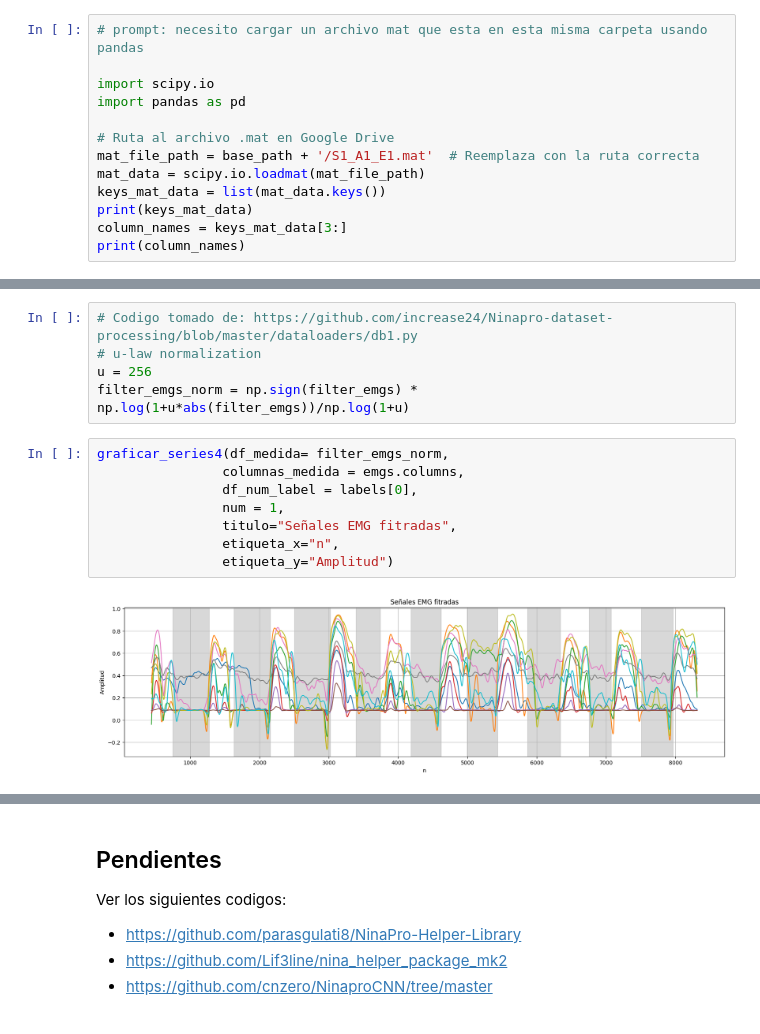
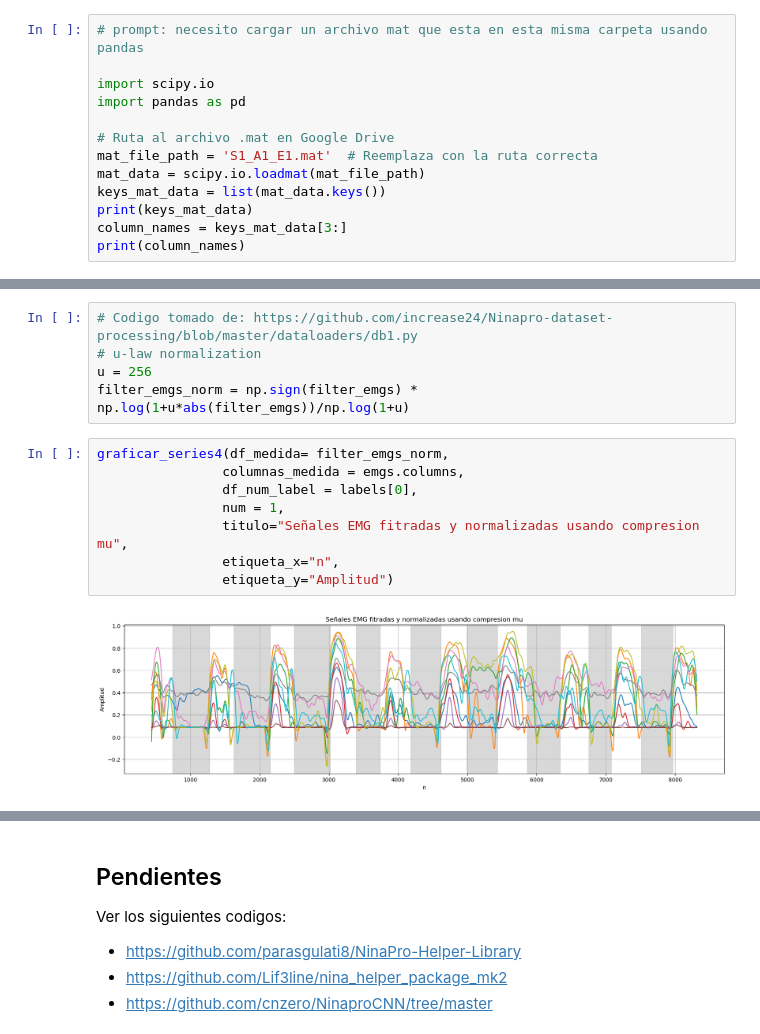
Before and after one commit to repos-especializacion-UdeA/aprendizaje_automatico1, a Jupyter notebook: dataset/notebooks_ensayo/exploracion2_registro_mat.ipynb, the cells around one changed output, grey strips where cells are left out. Cells and saved outputs as stored; diff of their text form.

```diff
--- a/dataset/notebooks_ensayo/exploracion2_registro_mat.ipynb
+++ b/dataset/notebooks_ensayo/exploracion2_registro_mat.ipynb
@@ -16,7 +16,7 @@ import scipy.io
 import pandas as pd
 
 # Ruta al archivo .mat en Google Drive
-mat_file_path = base_path + '/S1_A1_E1.mat'  # Reemplaza con la ruta correcta
+mat_file_path = 'S1_A1_E1.mat'  # Reemplaza con la ruta correcta
 mat_data = scipy.io.loadmat(mat_file_path)
 keys_mat_data = list(mat_data.keys())
 print(keys_mat_data)
@@ -499,10 +458,10 @@ filter_emgs_norm = np.sign(filter_emgs) * np.log(1+u*abs(filter_emgs))/np.log(1+
 # %%
 graficar_series4(df_medida= filter_emgs_norm,
                 columnas_medida = emgs.columns,
                 df_num_label = labels[0],
                 num = 1,
-                titulo="Señales EMG fitradas",
+                titulo="Señales EMG fitradas y normalizadas usando compresion mu",
                 etiqueta_x="n",
                 etiqueta_y="Amplitud")
 # %% [output]
-[figure, old version]
+[figure, new version]
```
Also changed, not shown: parts of 26 cells of this notebook, 2 other files.
